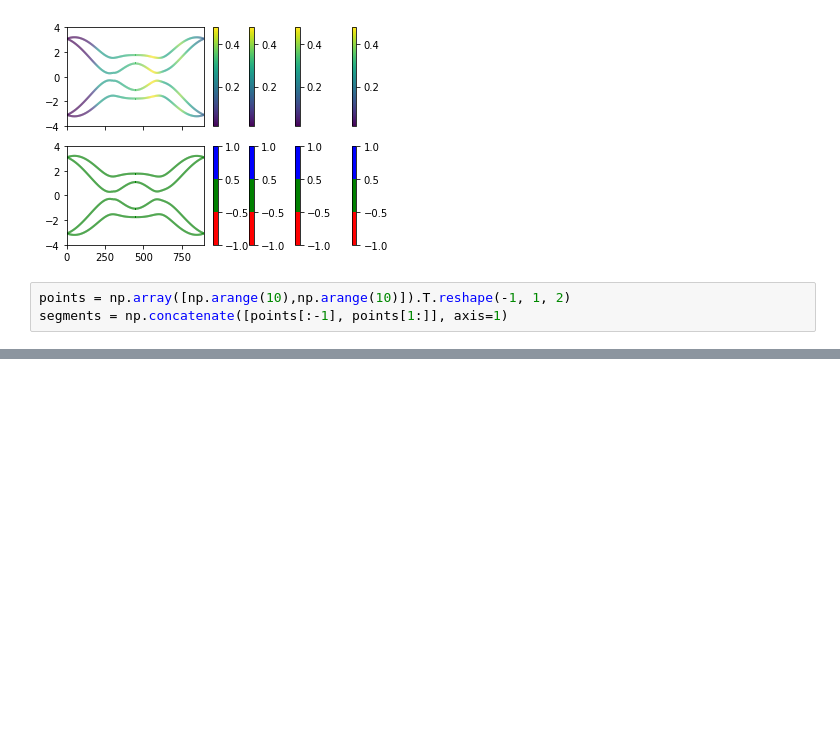
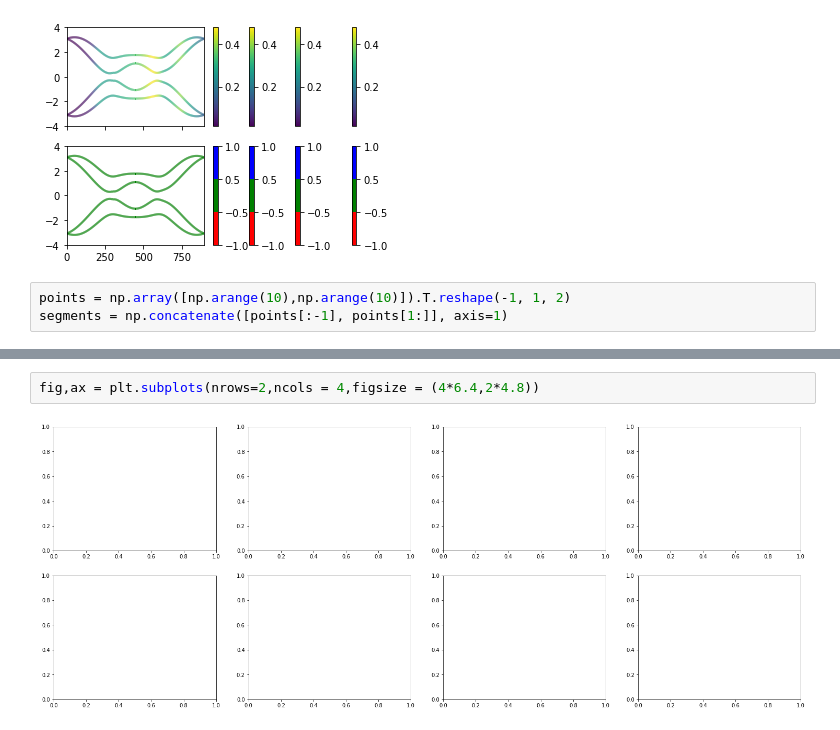
Before and after one commit to JonathanKipp/Plotting, a Jupyter notebook: convergence.ipynb, the cells around one changed output, grey strips where cells are left out. Saved outputs shown, nothing was run; the diff lists cells and outputs as text; blank space fills up the shorter version.

```diff
--- a/convergence.ipynb
+++ b/convergence.ipynb
@@ -165,0 +222,4 @@ segments = np.concatenate([points[:-1], points[1:]], axis=1)
+# %%
+fig,ax = plt.subplots(nrows=2,ncols = 4,figsize = (4*6.4,2*4.8))
+# %% [output]
+[figure, added]
```
Also changed, not shown: parts of 11 cells of this notebook, 4 other files.
